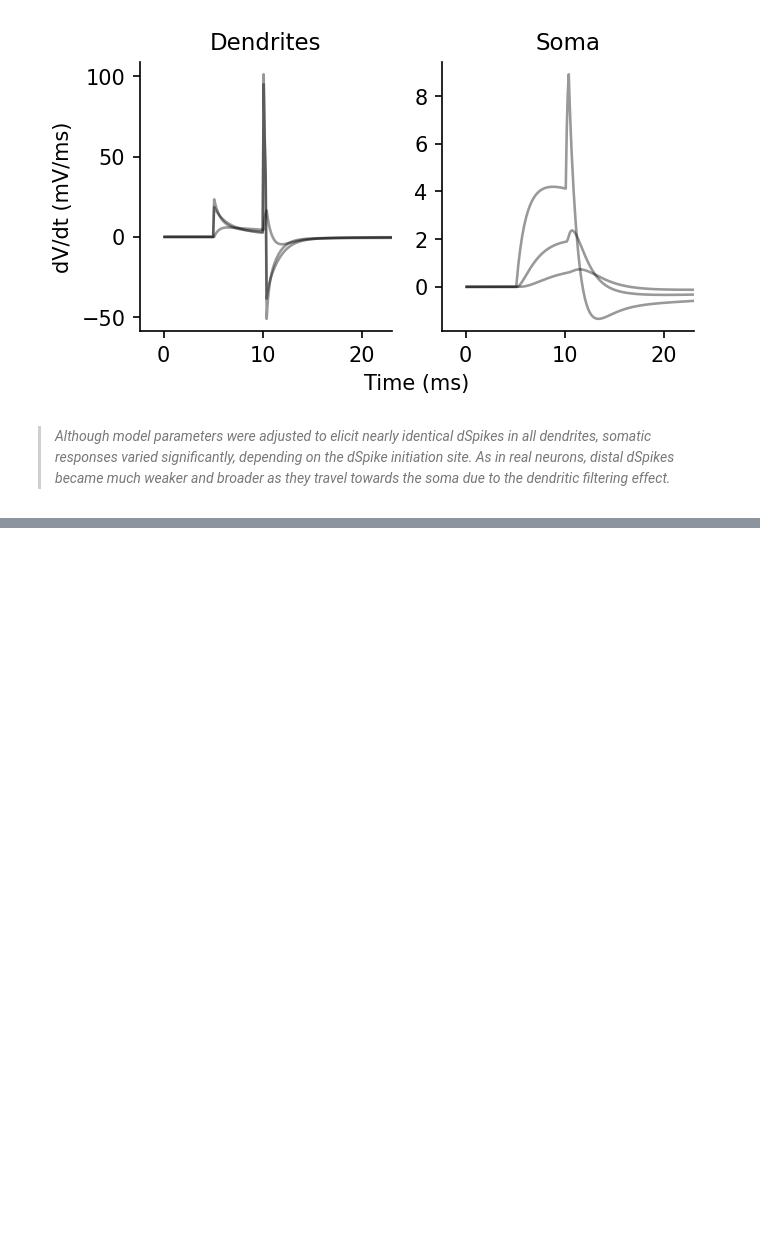
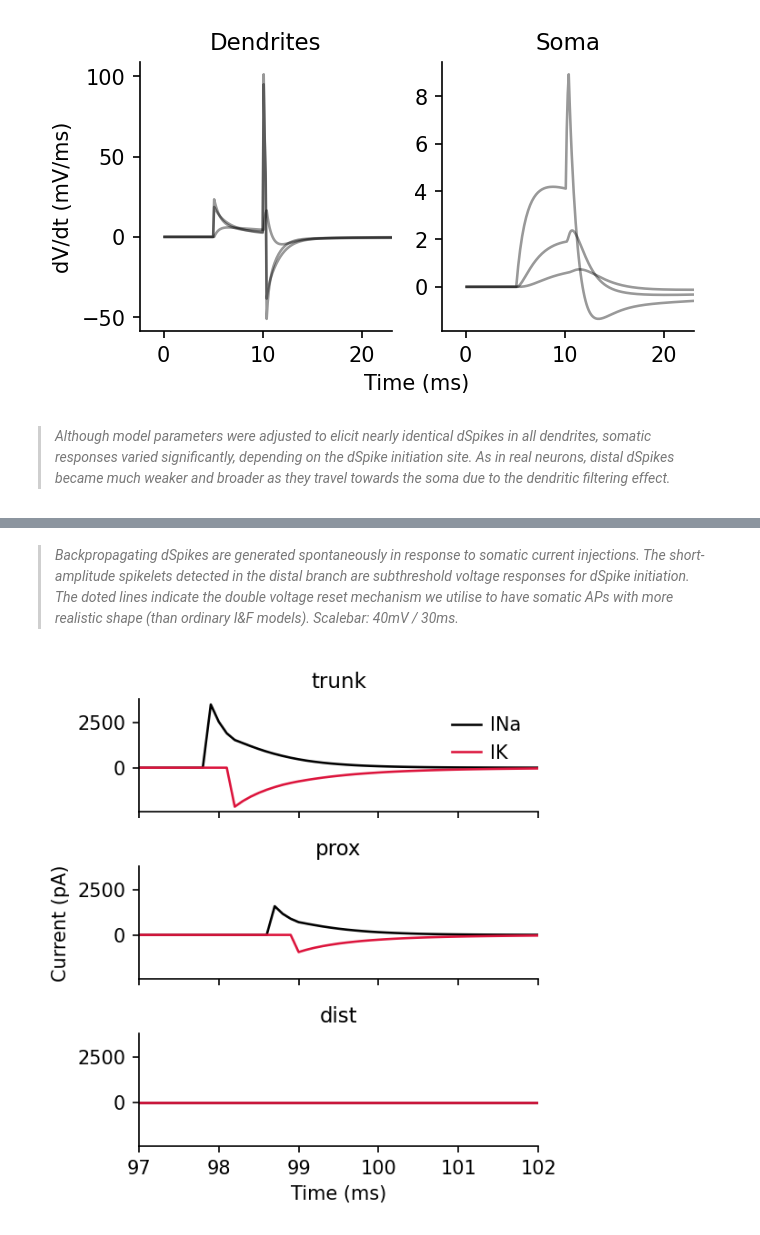
Before and after one commit to mpgl/dendrify-old-see-readme, a Jupyter notebook: Fig4-notebook.ipynb, the cells around one changed output, grey strips where cells are left out. Cells and saved outputs as stored; diff of their text form; code cells hidden in the pictures; blank space fills up the shorter version.

```diff
--- a/Fig4-notebook.ipynb
+++ b/Fig4-notebook.ipynb
@@ -299,0 +469,34 @@ b.plot(range(80), range(80), c='#888a85ff', ls=':' )
+# %% [markdown]
+> *Backpropagating dSpikes are generated spontaneously in response to somatic current injections. The short-amplitude spikelets detected in the distal branch are subthreshold voltage responses for dSpike initiation. The doted lines indicate the double voltage reset mechanism we utilise to have somatic APs with more realistic shape (than ordinary I&F models). Scalebar: 40mV / 30ms.*
+# %%
+# @title Plot dendritic currents
+ina_trunk = M.I_Na_trunk[0]/pA
+ik_trunk = M.I_Kn_trunk[0]/pA
+ina_prox = M.I_Na_prox[0]/pA
+ik_prox = M.I_Kn_prox[0]/pA
+ina_dist = M.I_Na_dist[0]/pA
+ik_dist = M.I_Kn_dist[0]/pA
+
+fig, axes = b.subplots(3, 1, figsize=[4,4.2], sharex=True, sharey=True)
+ax0, ax1, ax2 = axes
+
+ax0.plot(time, ina_trunk, c='black', label='INa')
+ax0.plot(time, ik_trunk, c='crimson', label='IK')
+
+ax1.plot(time, ina_prox, c='black')
+ax1.plot(time, ik_prox, c='crimson')
+
+ax2.plot(time, ina_dist, c='black')
+ax2.plot(time, ik_dist, c='crimson')
+
+ax0.set_xlim(left=97, right=102)
+ax0.legend(loc=1, frameon=False)
+ax0.set_title('trunk')
+ax1.set_ylabel('Current (pA)')
+ax1.set_title('prox')
+ax2.set_xlabel('Time (ms)')
+ax2.set_title('dist')
+
+fig.tight_layout()
+# %% [output]
+[figure, added]
```
Also changed, not shown: parts of 20 cells of this notebook.
